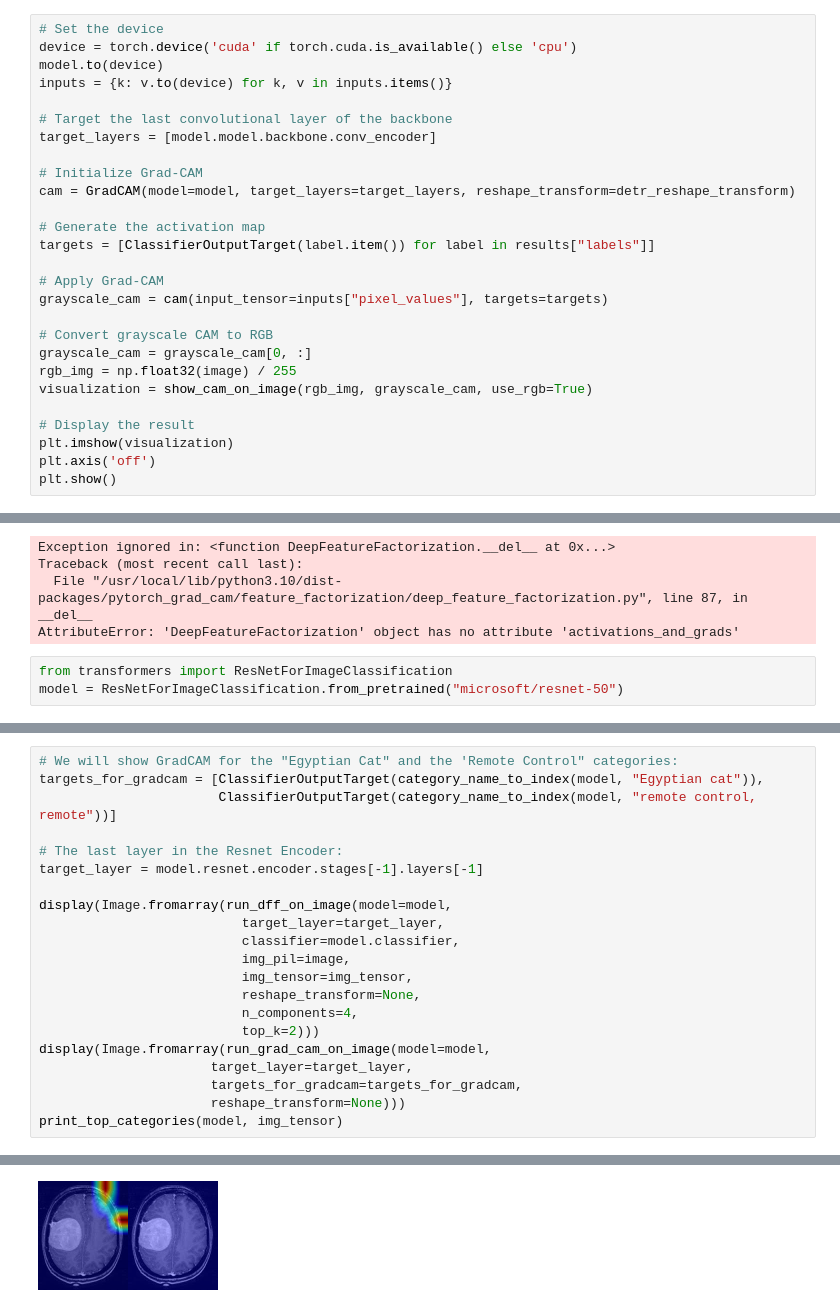
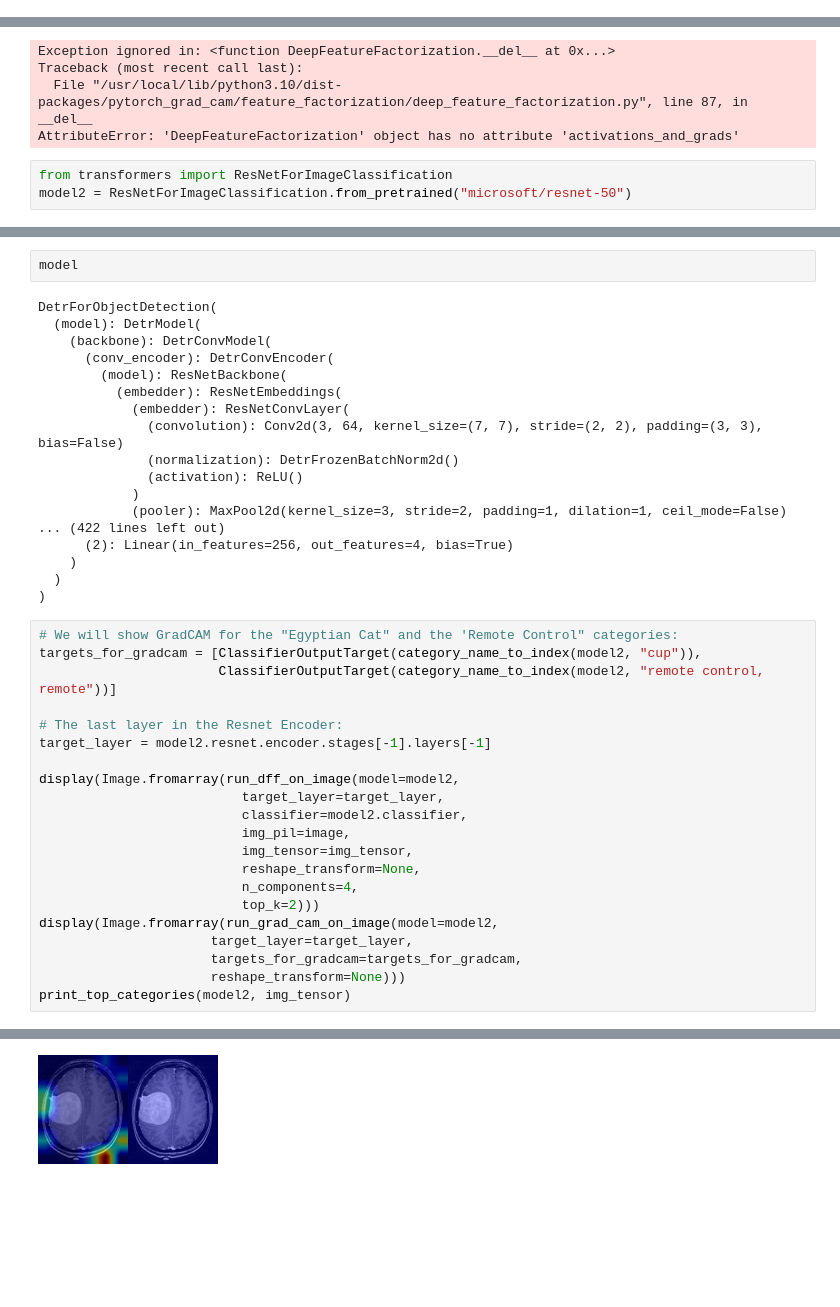
Before and after one commit to Cralsic123/Detr-resnet50-metrics-comparison, a Jupyter notebook: Detr_resnet50_comp.ipynb, the cells around one changed output, grey strips where cells are left out. Drawn from its saved outputs; the diff is of its cells as text; blank space fills up the shorter version.

```diff
--- a/Detr_resnet50_comp.ipynb
+++ b/Detr_resnet50_comp.ipynb
@@ -326,30 +320,3 @@ plt.axis('off')
 plt.show()
 # %% [output]
 TypeError: list indices must be integers or slices, not tuple
-# %%
-# Set the device
-device = torch.device('cuda' if torch.cuda.is_available() else 'cpu')
-model.to(device)
-inputs = {k: v.to(device) for k, v in inputs.items()}
-
-# Target the last convolutional layer of the backbone
-target_layers = [model.model.backbone.conv_encoder]
-
-# Initialize Grad-CAM
-cam = GradCAM(model=model, target_layers=target_layers, reshape_transform=detr_reshape_transform)
-
-# Generate the activation map
-targets = [ClassifierOutputTarget(label.item()) for label in results["labels"]]
-
-# Apply Grad-CAM
-grayscale_cam = cam(input_tensor=inputs["pixel_values"], targets=targets)
-
-# Convert grayscale CAM to RGB
-grayscale_cam = grayscale_cam[0, :]
-rgb_img = np.float32(image) / 255
-visualization = show_cam_on_image(rgb_img, grayscale_cam, use_rgb=True)
-
-# Display the result
-plt.imshow(visualization)
-plt.axis('off')
-plt.show()
@@ -484,4 +445,4 @@ Traceback (most recent call last):
 AttributeError: 'DeepFeatureFactorization' object has no attribute 'activations_and_grads'
 # %%
 from transformers import ResNetForImageClassification
-model = ResNetForImageClassification.from_pretrained("microsoft/resnet-50")
+model2 = ResNetForImageClassification.from_pretrained("microsoft/resnet-50")
@@ -488,27 +469,47 @@ model = ResNetForImageClassification.from_pretrained("microsoft/resnet-50")
+# %%
+model
+# %% [output]
+DetrForObjectDetection(
+  (model): DetrModel(
+    (backbone): DetrConvModel(
+      (conv_encoder): DetrConvEncoder(
+        (model): ResNetBackbone(
+          (embedder): ResNetEmbeddings(
+            (embedder): ResNetConvLayer(
+              (convolution): Conv2d(3, 64, kernel_size=(7, 7), stride=(2, 2), padding=(3, 3), bias=False)
+              (normalization): DetrFrozenBatchNorm2d()
+              (activation): ReLU()
+            )
+            (pooler): MaxPool2d(kernel_size=3, stride=2, padding=1, dilation=1, ceil_mode=False)
+... (422 lines left out)
+      (2): Linear(in_features=256, out_features=4, bias=True)
+    )
+  )
+)
 # %%
 # We will show GradCAM for the "Egyptian Cat" and the 'Remote Control" categories:
-targets_for_gradcam = [ClassifierOutputTarget(category_name_to_index(model, "Egyptian cat")),
-                       ClassifierOutputTarget(category_name_to_index(model, "remote control, remote"))]
+targets_for_gradcam = [ClassifierOutputTarget(category_name_to_index(model2, "cup")),
+                       ClassifierOutputTarget(category_name_to_index(model2, "remote control, remote"))]
 
 # The last layer in the Resnet Encoder:
-target_layer = model.resnet.encoder.stages[-1].layers[-1]
+target_layer = model2.resnet.encoder.stages[-1].layers[-1]
 
-display(Image.fromarray(run_dff_on_image(model=model,
+display(Image.fromarray(run_dff_on_image(model=model2,
                           target_layer=target_layer,
-                          classifier=model.classifier,
+                          classifier=model2.classifier,
                           img_pil=image,
                           img_tensor=img_tensor,
                           reshape_transform=None,
                           n_components=4,
                           top_k=2)))
-display(Image.fromarray(run_grad_cam_on_image(model=model,
+display(Image.fromarray(run_grad_cam_on_image(model=model2,
                       target_layer=target_layer,
                       targets_for_gradcam=targets_for_gradcam,
                       reshape_transform=None)))
-print_top_categories(model, img_tensor)
+print_top_categories(model2, img_tensor)
 # %% [output]
 [figure]
-[figure, old version]
+[figure, new version]
 Predicted class 577: gong, tam-tam
 Predicted class 111: nematode, nematode worm, roundworm
 Predicted class 712: Petri dish
```
Also changed, not shown: parts of 5 cells of this notebook.
